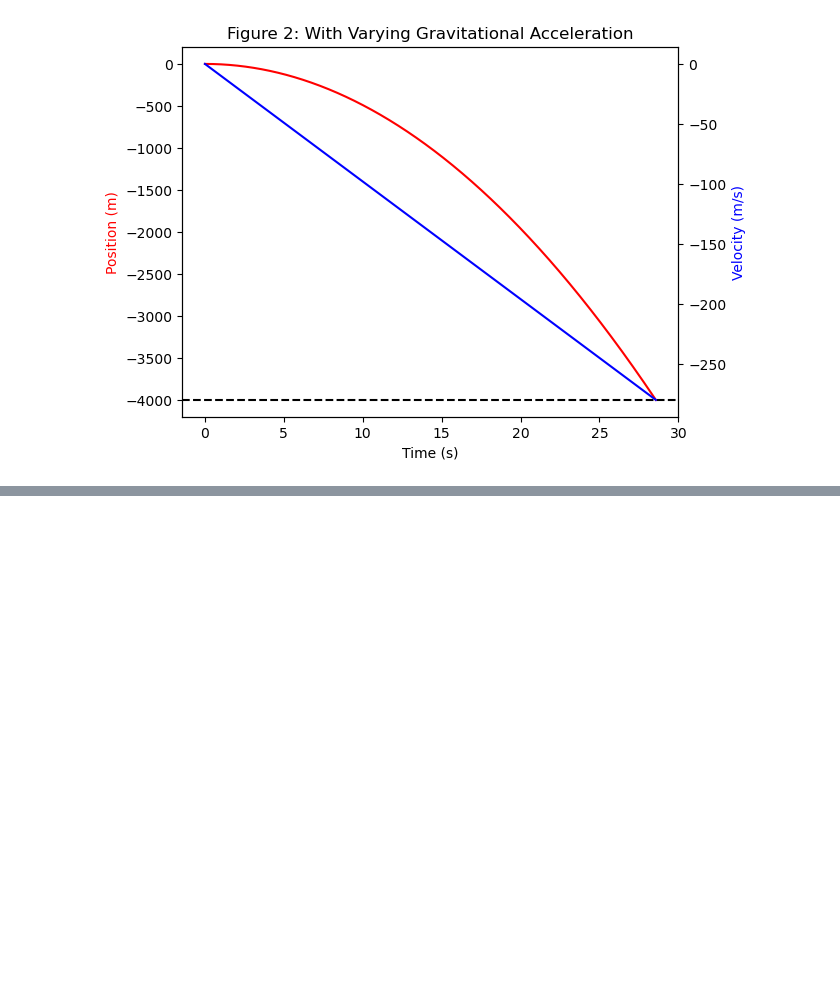
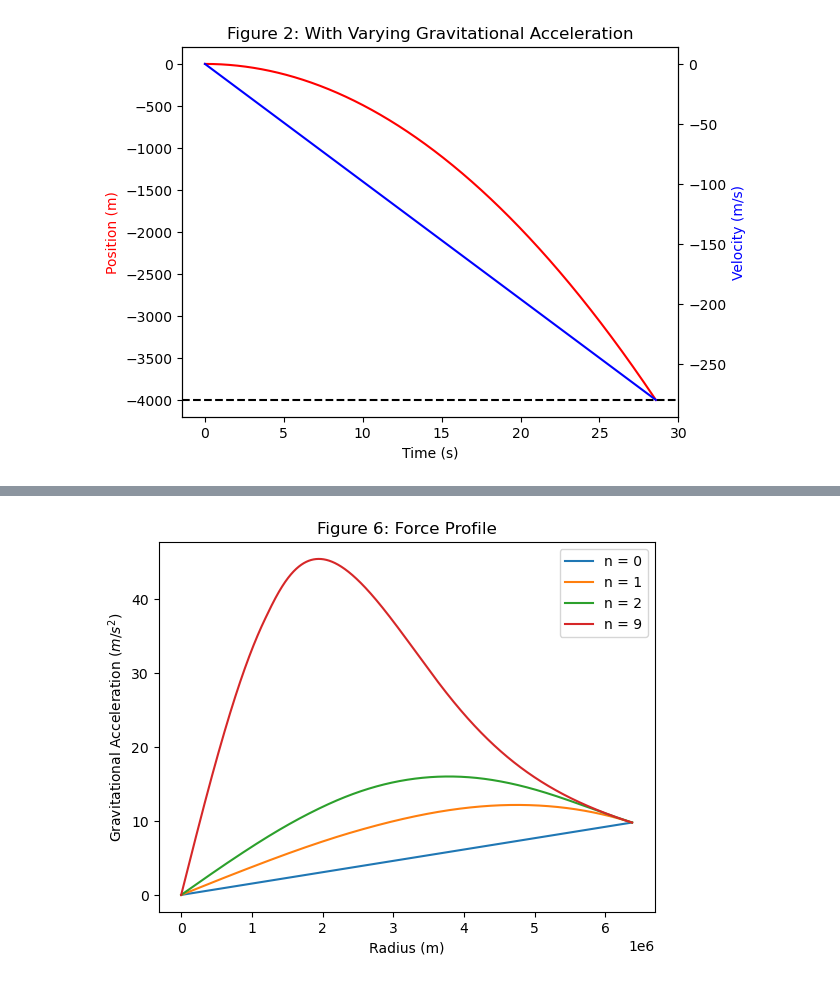
Before and after one commit to rickertm322/PHYS265-spring25, a Jupyter notebook: Lab2/Lab2.ipynb, the cells around one changed output, grey strips where cells are left out. Saved outputs shown, nothing was run; the diff lists cells and outputs as text; code cells hidden in the pictures; blank space fills up the shorter version.

```diff
--- a/Lab2/Lab2.ipynb
+++ b/Lab2/Lab2.ipynb
@@ -246,0 +330,37 @@ The orbital period for an object orbiting at the earth's surface would be 5069.3
+# %%
+#The first version of the code used quad; however, I could not use that function later on when trying to plot the
+# gravitational acceleration over radius. I chose to use solve_ivp instead, and replaced the
+# To get final estimation, use soln = solve_ivp of the function, then take soln.y[0][-1]
+
+def mass(r, s, rn, n):
+    dmdr = 4*np.pi*(r**2)*rn*((1-(r**2)/(Rearth**2))**n)
+    return [dmdr]
+
+#Defined function of gravity over different densities. deng[0] is the radii measured over, deng[1] is the gravity
+# at said radii
+
+def deng(r, rn, n):
+    reval = np.linspace(1,r,10000)
+    m = solve_ivp(fun = mass, t_span = (1,r), y0 = [0], t_eval = reval, args = (rn, n))
+    radius1 = m.t
+    mass1 = m.y[0]
+    grav = G*mass1/(radius1**2)
+    return np.stack((radius1, grav))
+
+#2: Force Profile:
+fig10, ax10 = plt.subplots()
+
+#used for loop to go through all values of n easily
+for i in range(len(ns)):
+    temp = deng(Rearth, rns[i], ns[i])
+    ri = temp[0]
+    gi = temp[1]
+    ax10.plot(ri,gi, label = f"n = {ns[i]}")
+
+ax10.legend()
+ax10.set_xlabel('Radius (m)')
+ax10.set_ylabel('Gravitational Acceleration ($m/s^2$)')
+ax10.set_title('Figure 6: Force Profile')
+fig10.savefig('Figure 6')
+# %% [output]
+[figure, added]
```
Also changed, not shown: parts of 14 cells of this notebook, 6 other files.
